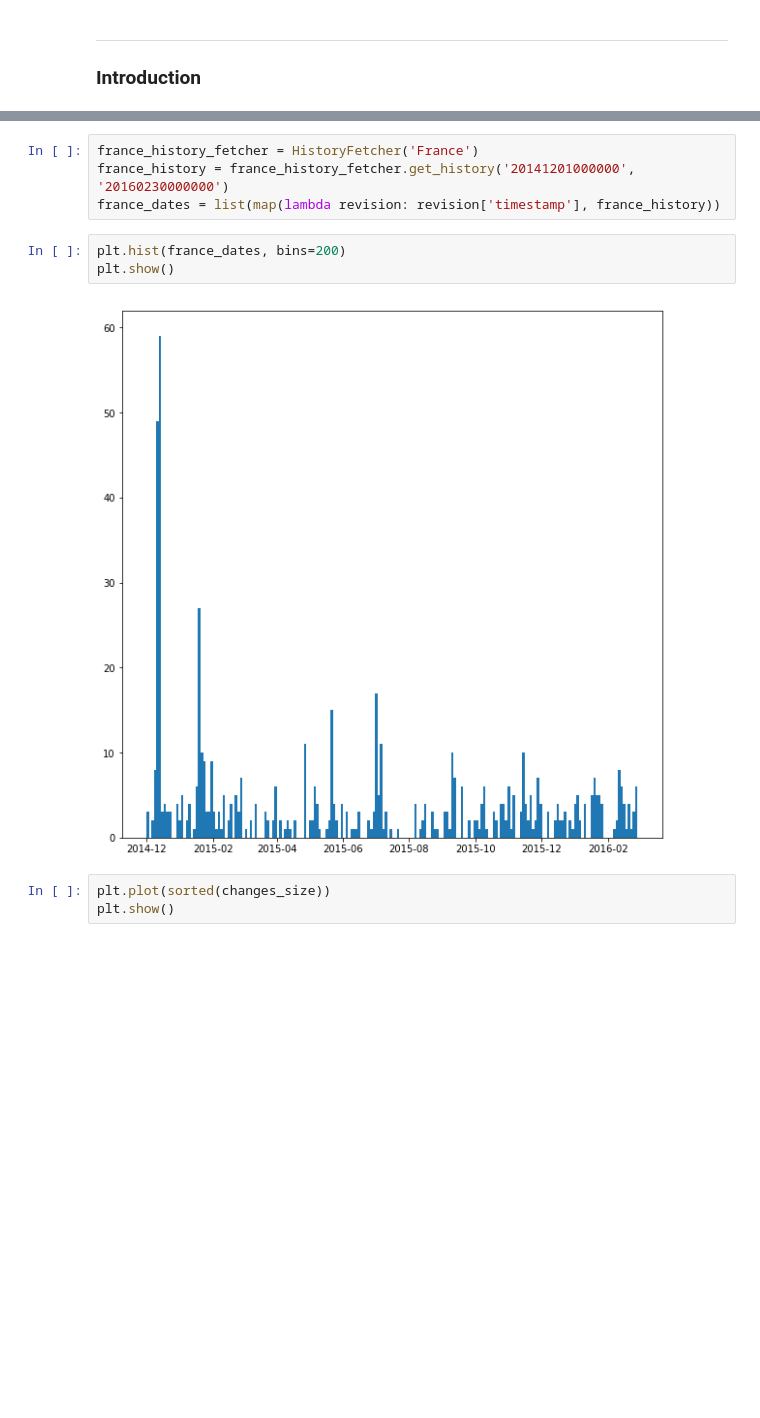
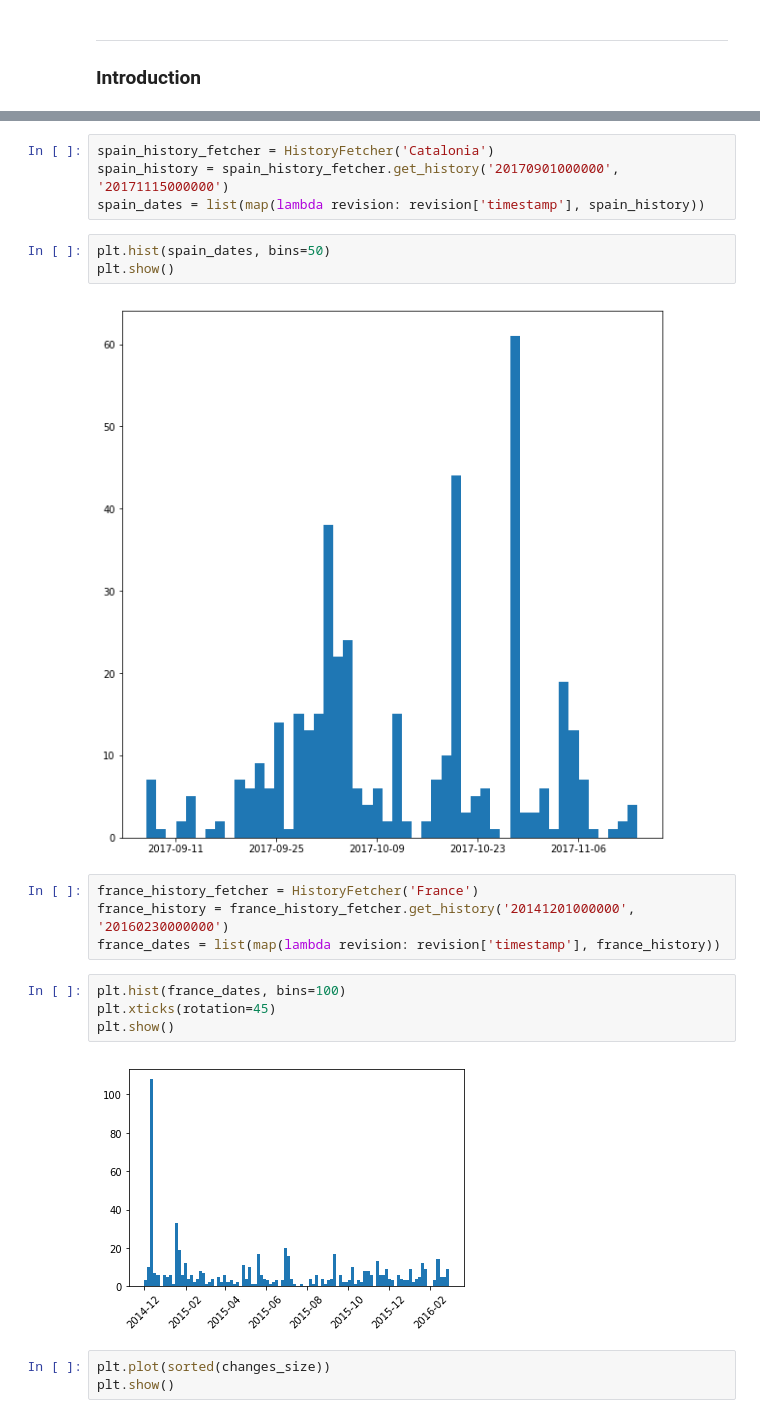
Before and after one commit to Amaumaury/ada-2017, a Jupyter notebook: project/Milestone2.ipynb, the cells around one changed output, grey strips where cells are left out. Drawn from its saved outputs; the diff is of its cells as text; blank space fills up the shorter version.

```diff
--- a/project/Milestone2.ipynb
+++ b/project/Milestone2.ipynb
@@ -102,12 +109,22 @@ plt.show()
+# %%
+spain_history_fetcher = HistoryFetcher('Catalonia')
+spain_history = spain_history_fetcher.get_history('20170901000000', '20171115000000')
+spain_dates = list(map(lambda revision: revision['timestamp'], spain_history))
+# %%
+plt.hist(spain_dates, bins=50)
+plt.show()
+# %% [output]
+[figure, added]
 # %%
 france_history_fetcher = HistoryFetcher('France')
 france_history = france_history_fetcher.get_history('20141201000000', '20160230000000')
 france_dates = list(map(lambda revision: revision['timestamp'], france_history))
 # %%
-plt.hist(france_dates, bins=200)
+plt.hist(france_dates, bins=100)
+plt.xticks(rotation=45)
 plt.show()
 # %% [output]
-[figure, old version]
+[figure, new version]
 # %%
 plt.plot(sorted(changes_size))
 plt.show()
```
Also changed, not shown: parts of 23 cells of this notebook.
